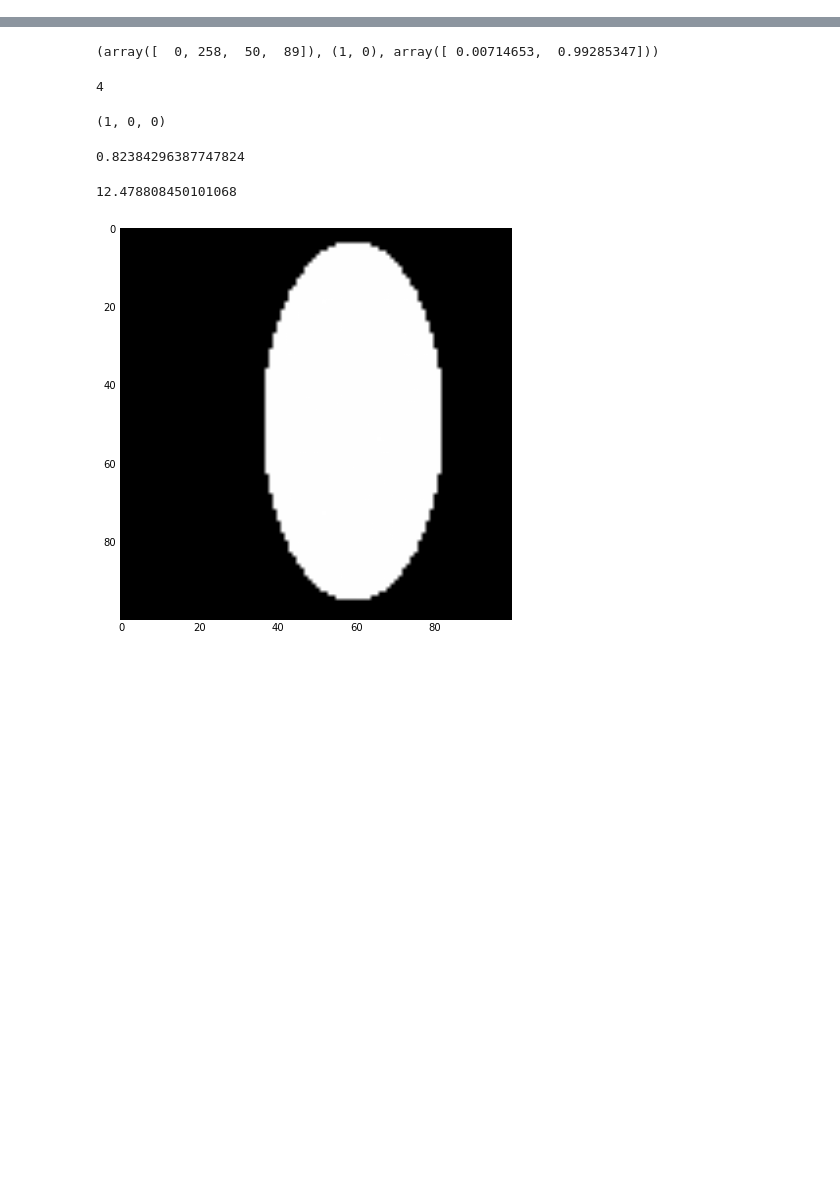
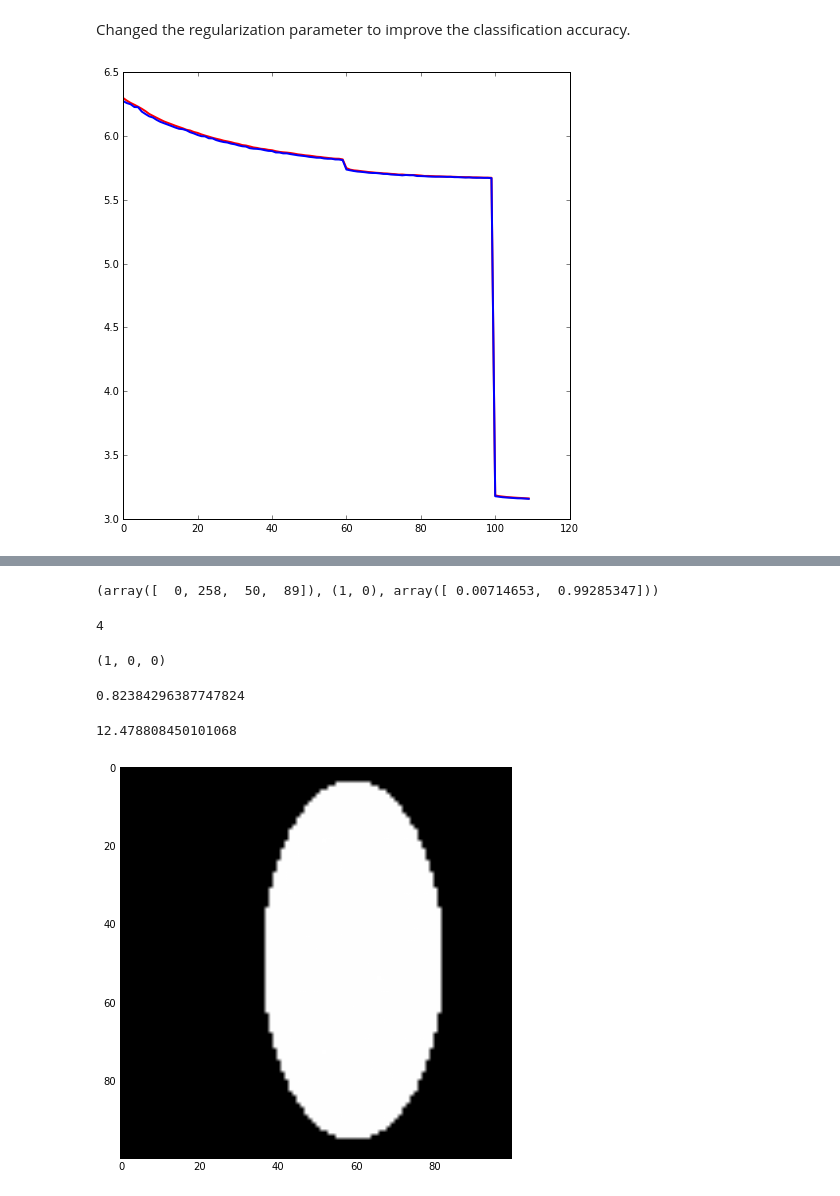
Before and after one commit to ColinGaudreau/bnr_ml, a Jupyter notebook: objectdetect/notebooks/test_yolo_with_synth.ipynb, the cells around one changed output, grey strips where cells are left out. Drawn from its saved outputs; the diff is of its cells as text; code cells hidden in the pictures; blank space fills up the shorter version.

```diff
--- a/objectdetect/notebooks/test_yolo_with_synth.ipynb
+++ b/objectdetect/notebooks/test_yolo_with_synth.ipynb
@@ -255,2 +268,14 @@ Train Loss: 0.0358, Test Loss: 0.0363
+# %% [markdown]
+Changed the regularization parameter to improve the classification accuracy.
+# %%
+testl, trainl = test_loss, train_loss
+# testl, trainl = np.concatenate((testl, test_loss)), np.concatenate((trainl, train_loss))
+# %%
+plt.figure(figsize=(8,8))
+plt.plot(trainl, 'r', linewidth=2.0)
+plt.plot(testl, 'b', linewidth=2.0)
+plt.show()
+# %% [output]
+[figure, added]
 # %%
 pred_fn = theano.function([yl.input], yl.output)
```
Also changed, not shown: parts of 14 cells of this notebook, 1 other file.
